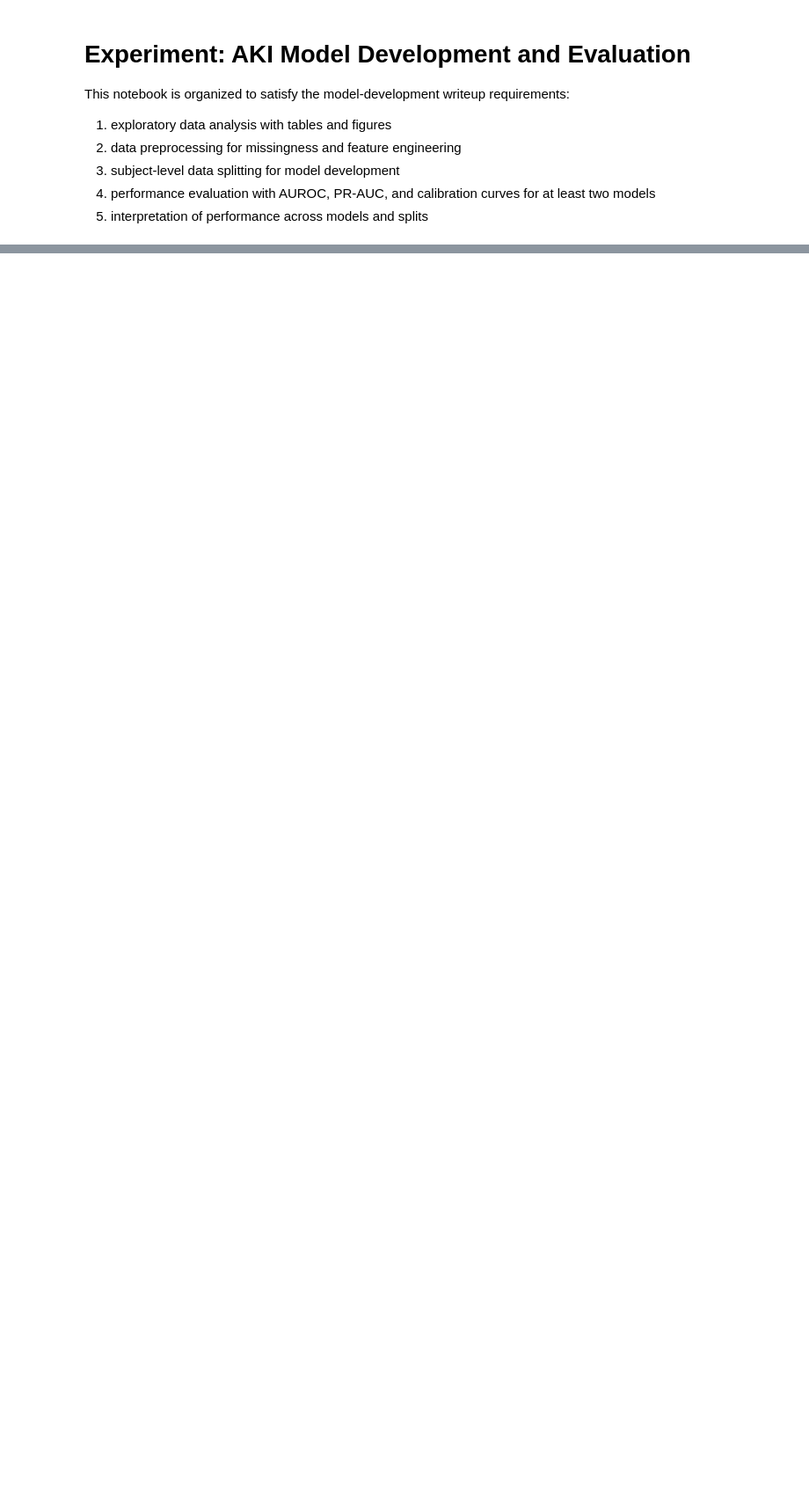
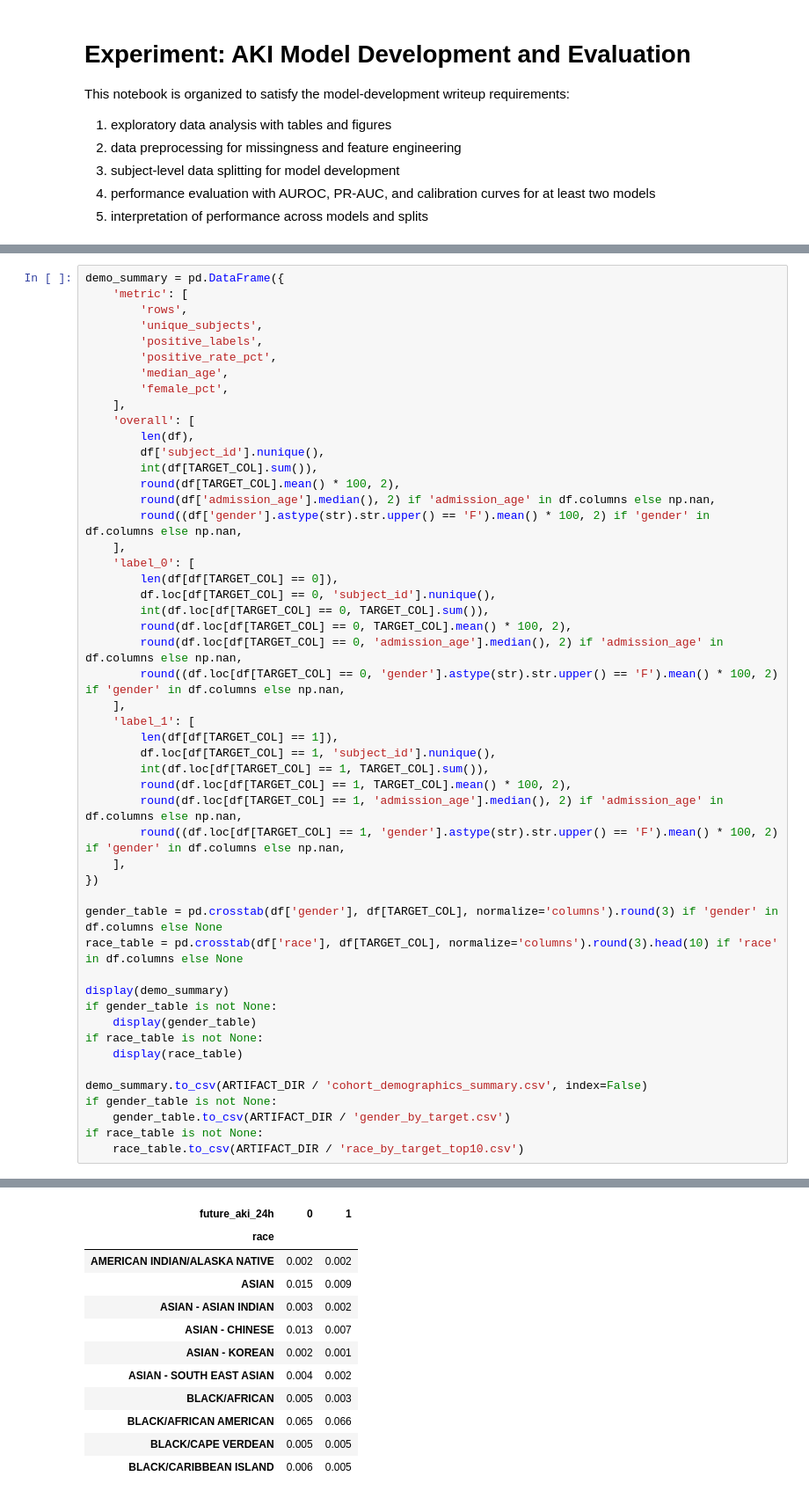
Before and after one commit to PatrickTangwen/BIS568_Final_Project, a Jupyter notebook: notebook/aki_models.ipynb, the cells around one changed output, grey strips where cells are left out. Shown at 88% size. Drawn from its saved outputs; the diff is of its cells as text; blank space fills up the shorter version.

```diff
--- a/notebook/aki_models.ipynb
+++ b/notebook/aki_models.ipynb
@@ -90,0 +125,51 @@ The cleaned dataset should already preserve `subject_id`, `stay_id`, the target,
+# %%
+demo_summary = pd.DataFrame({
+    'metric': [
+        'rows',
+        'unique_subjects',
+        'positive_labels',
+        'positive_rate_pct',
+        'median_age',
+        'female_pct',
+    ],
+    'overall': [
+        len(df),
+        df['subject_id'].nunique(),
+        int(df[TARGET_COL].sum()),
+        round(df[TARGET_COL].mean() * 100, 2),
+        round(df['admission_age'].median(), 2) if 'admission_age' in df.columns else np.nan,
+        round((df['gender'].astype(str).str.upper() == 'F').mean() * 100, 2) if 'gender' in df.columns else np.nan,
+    ],
+    'label_0': [
+        len(df[df[TARGET_COL] == 0]),
+        df.loc[df[TARGET_COL] == 0, 'subject_id'].nunique(),
+        int(df.loc[df[TARGET_COL] == 0, TARGET_COL].sum()),
+        round(df.loc[df[TARGET_COL] == 0, TARGET_COL].mean() * 100, 2),
+        round(df.loc[df[TARGET_COL] == 0, 'admission_age'].median(), 2) if 'admission_age' in df.columns else np.nan,
+        round((df.loc[df[TARGET_COL] == 0, 'gender'].astype(str).str.upper() == 'F').mean() * 100, 2) if 'gender' in df.columns else np.nan,
+    ],
+    'label_1': [
+        len(df[df[TARGET_COL] == 1]),
+        df.loc[df[TARGET_COL] == 1, 'subject_id'].nunique(),
+        int(df.loc[df[TARGET_COL] == 1, TARGET_COL].sum()),
+        round(df.loc[df[TARGET_COL] == 1, TARGET_COL].mean() * 100, 2),
+        round(df.loc[df[TARGET_COL] == 1, 'admission_age'].median(), 2) if 'admission_age' in df.columns else np.nan,
+        round((df.loc[df[TARGET_COL] == 1, 'gender'].astype(str).str.upper() == 'F').mean() * 100, 2) if 'gender' in df.columns else np.nan,
+    ],
+})
+
+gender_table = pd.crosstab(df['gender'], df[TARGET_COL], normalize='columns').round(3) if 'gender' in df.columns else None
+race_table = pd.crosstab(df['race'], df[TARGET_COL], normalize='columns').round(3).head(10) if 'race' in df.columns else None
+
+display(demo_summary)
+if gender_table is not None:
+    display(gender_table)
+if race_table is not None:
+    display(race_table)
+
+demo_summary.to_csv(ARTIFACT_DIR / 'cohort_demographics_summary.csv', index=False)
+if gender_table is not None:
+    gender_table.to_csv(ARTIFACT_DIR / 'gender_by_target.csv')
+if race_table is not None:
+    race_table.to_csv(ARTIFACT_DIR / 'race_by_target_top10.csv')
+# %% [output]
@@ -90,0 +187,12 @@ The cleaned dataset should already preserve `subject_id`, `stay_id`, the target,
+| future_aki_24h | 0 | 1 |
+| race |  |  |
+| AMERICAN INDIAN/ALASKA NATIVE | 0.002 | 0.002 |
+| ASIAN | 0.015 | 0.009 |
+| ASIAN - ASIAN INDIAN | 0.003 | 0.002 |
+| ASIAN - CHINESE | 0.013 | 0.007 |
+| ASIAN - KOREAN | 0.002 | 0.001 |
+| ASIAN - SOUTH EAST ASIAN | 0.004 | 0.002 |
+| BLACK/AFRICAN | 0.005 | 0.003 |
+| BLACK/AFRICAN AMERICAN | 0.065 | 0.066 |
+| BLACK/CAPE VERDEAN | 0.005 | 0.005 |
+| BLACK/CARIBBEAN ISLAND | 0.006 | 0.005 |
```
Also changed, not shown: parts of 26 cells of this notebook, 17 other files.
